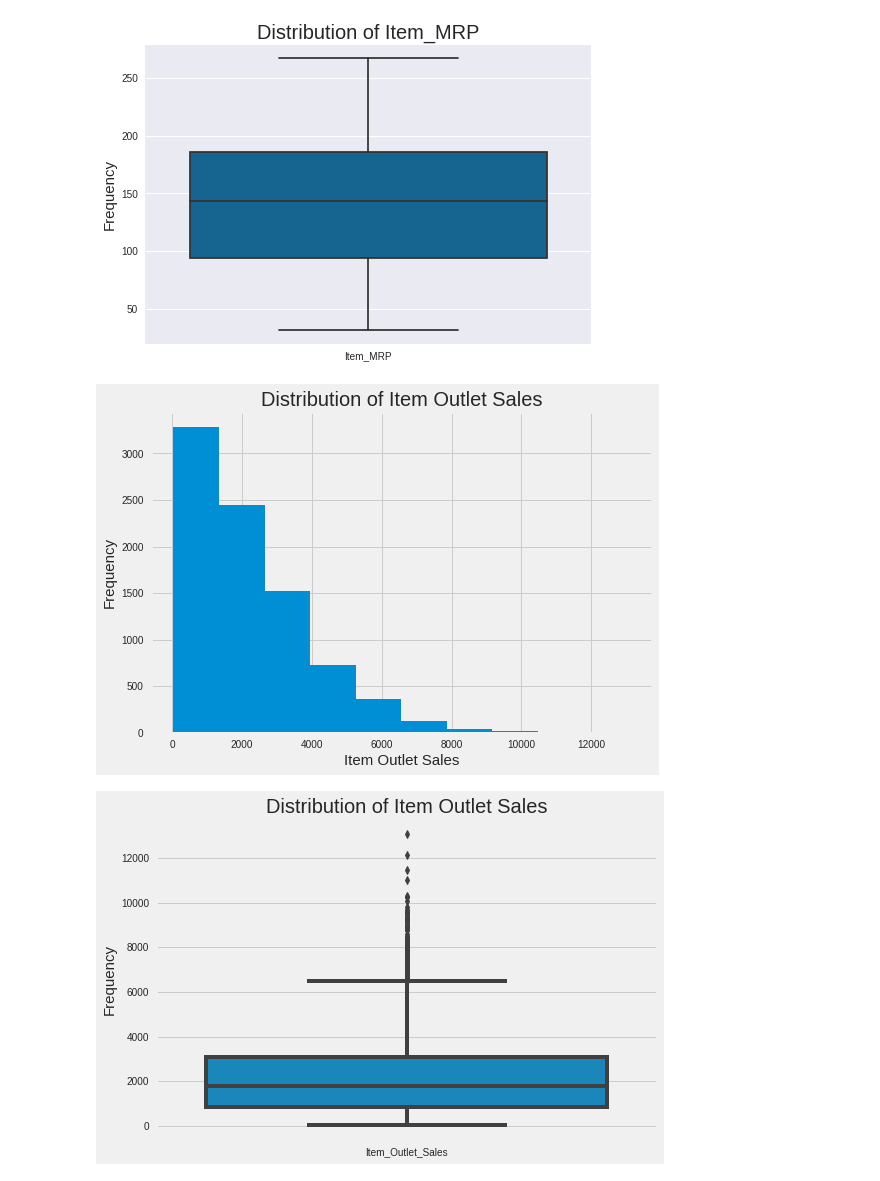
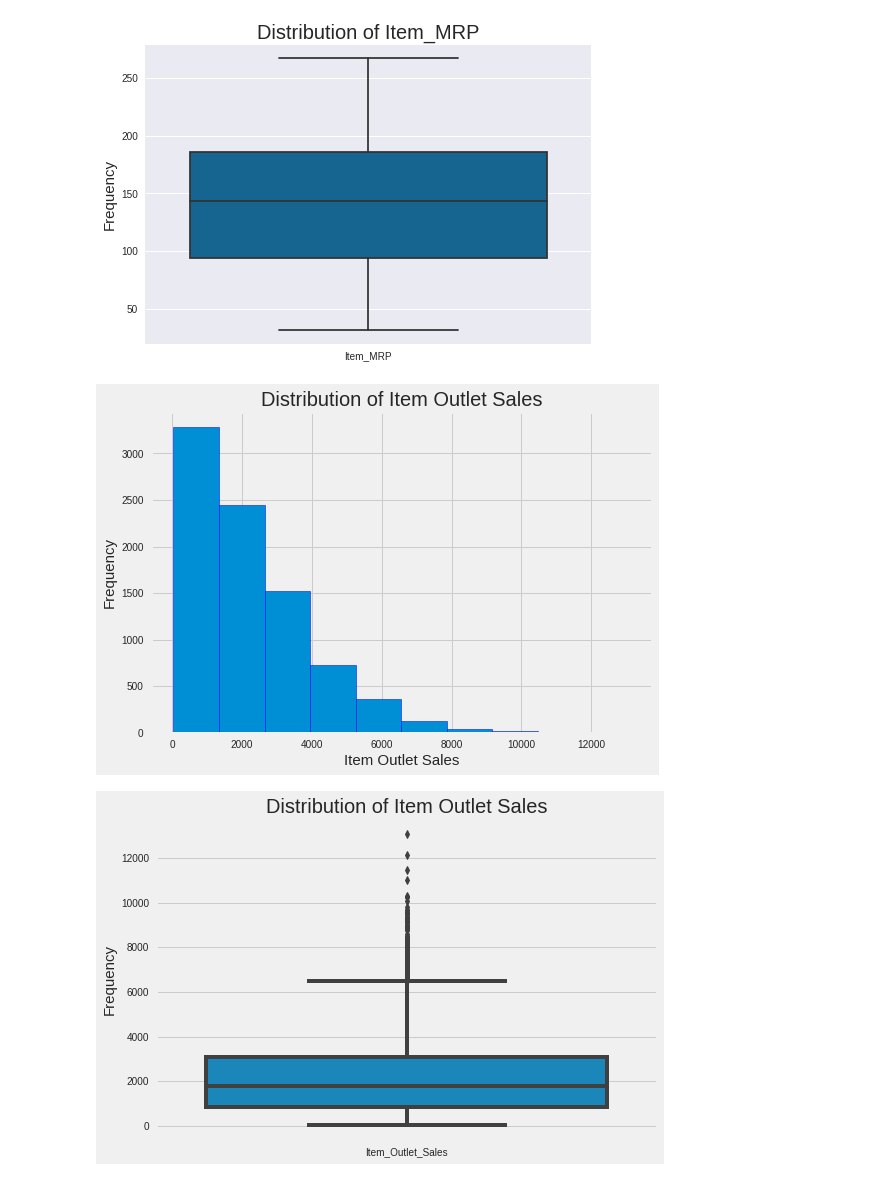
Before and after one commit to Savvy-Slowley/Sales_Predictions, a Jupyter notebook: sales_predictions.ipynb, the cells around one changed output. Cells and saved outputs as stored; diff of their text form; code cells hidden in the pictures.

```diff
--- a/sales_predictions.ipynb
+++ b/sales_predictions.ipynb
@@ -97,7 +98,7 @@ Name: Outlet_Size, dtype: int64
 #There is a trend between Outlet Size and Outlet Location Type where 'Tier 3'== 'Medium', 'Tier 1' == 'Small' & 'Tier 2' == 'High'
 df['Outlet_Size'] = np.where(((df['Outlet_Location_Type'] == 'Tier 3')), 'Medium', df['Outlet_Size'])
 df['Outlet_Size'] = np.where(((df['Outlet_Location_Type'] == 'Tier 1')), 'Small', df['Outlet_Size'])
-df['Outlet_Size'] = np.where(((df['Outlet_Location_Type'] == 'Tier 2')), 'High', df['Outlet_Size'])
+df['Outlet_Size'] = np.where(((df['Outlet_Location_Type'] == 'Tier 2')), 'Large', df['Outlet_Size'])
 #Identifies the case to apply to
 #This is the value that is inserted
 #This is the column that is affected
@@ -224,12 +225,12 @@ plt.ylabel('Frequency', fontsize = 15);
 [figure]
 # %%
 plt.style.use('fivethirtyeight');
-df['Item_Outlet_Sales'].hist();
+df['Item_Outlet_Sales'].hist(edgecolor='b');
 plt.title('Distribution of Item Outlet Sales', fontsize = 20);
 plt.xlabel('Item Outlet Sales', fontsize = 15);
 plt.ylabel('Frequency', fontsize = 15);
 # %% [output]
-[figure, old version]
+[figure, new version]
 # %%
 plt.style.use('fivethirtyeight');
 sns.boxplot(data=df[['Item_Outlet_Sales']]);
```
Also changed, not shown: parts of 7 cells of this notebook.
